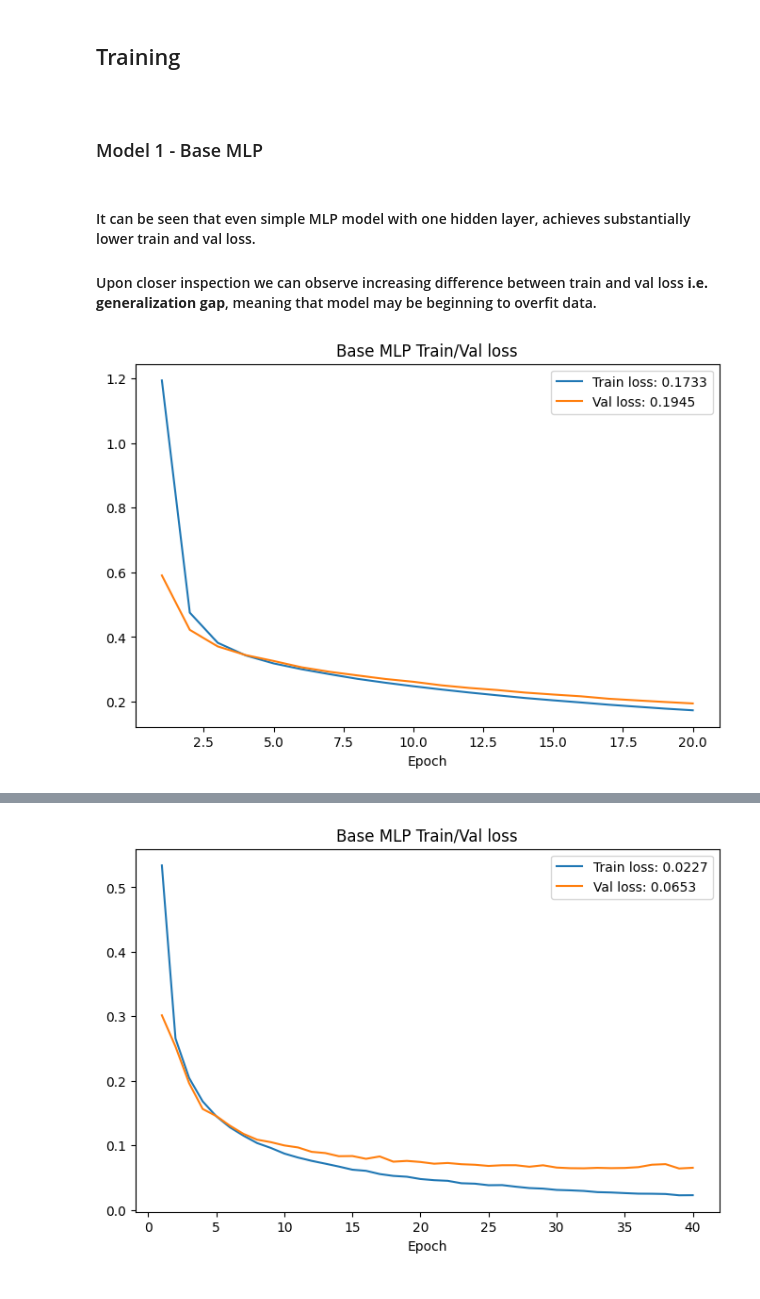
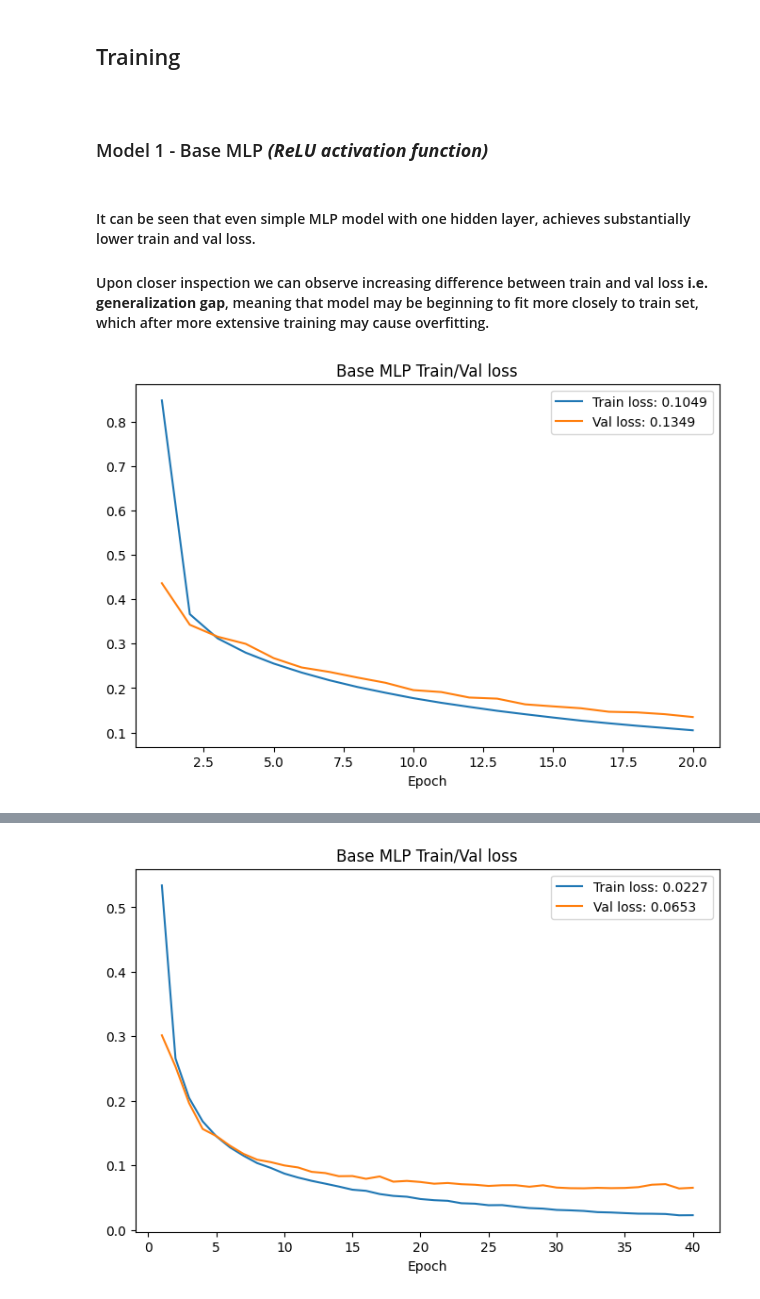
Before and after one commit to M4rselo/hypothesis_mnist_project, a Jupyter notebook: mnist_hypothesis_project.ipynb, the cells around one changed output, grey strips where cells are left out. Drawn from its saved outputs; the diff is of its cells as text; code cells hidden in the pictures.

```diff
--- a/mnist_hypothesis_project.ipynb
+++ b/mnist_hypothesis_project.ipynb
@@ -309,14 +312,14 @@ class BaseMLP(nn.Module):
 ## Training
 ####
 # %% [markdown]
-### Model 1 - Base MLP
+### Model 1 - Base MLP ***(ReLU activation function)***
 # %% [markdown]
 #### It can be seen that even simple MLP model with one hidden layer, achieves substantially lower train and val loss.
-#### Upon closer inspection we can observe increasing difference between train and val loss **i.e. generalization gap**, meaning </br> that model may be beginning to overfit data.
+#### Upon closer inspection we can observe increasing difference between train and val loss **i.e. generalization gap**, meaning </br> that model may be beginning to fit more closely to train set, which after more extensive training may cause overfitting.
-# %%
-base_mlp = BaseMLP(num_outputs=10, num_hiddens=256, act_name='ReLU', lr=0.05)
-plotter = Plotter("Base MLP Train/Val loss")
-trainer = Trainer(20)
-trainer.fit(base_mlp, train_tensor, val_tensor, plotter)
-# %% [output]
-[figure, removed]
+# %%
+base_mlp = BaseMLP(num_outputs=10, num_hiddens=256, dropout_num=0, act_name='ReLU', lr=0.1)
+plotter = Plotter("Base MLP Train/Val loss")
+trainer = Trainer(20)
+trainer.fit(base_mlp, train_tensor, val_tensor, plotter)
+# %% [output]
+[figure, added]
```
Also changed, not shown: parts of 32 cells of this notebook.
